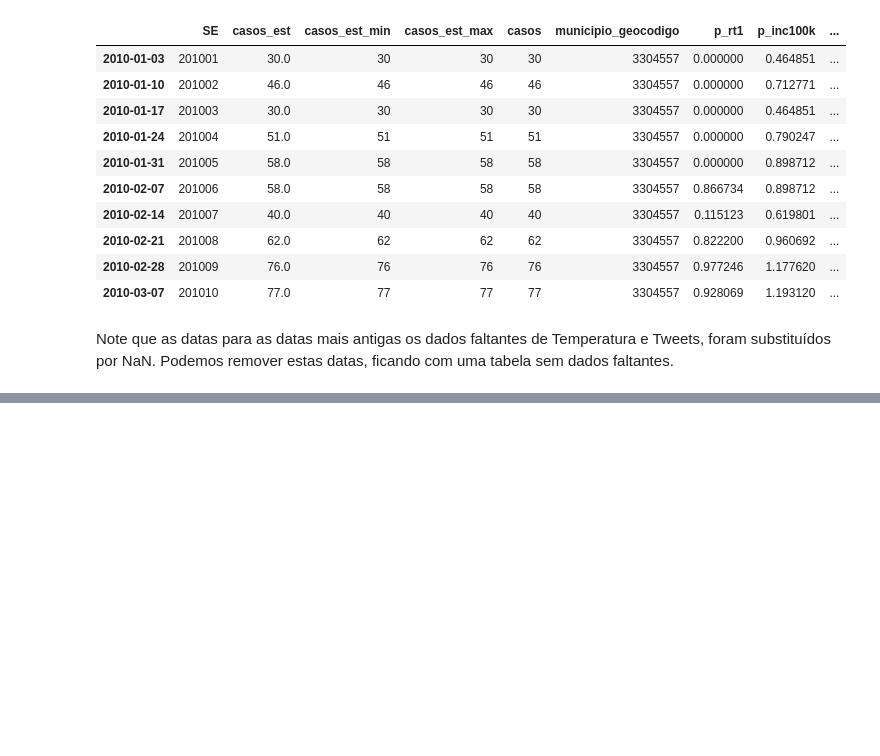
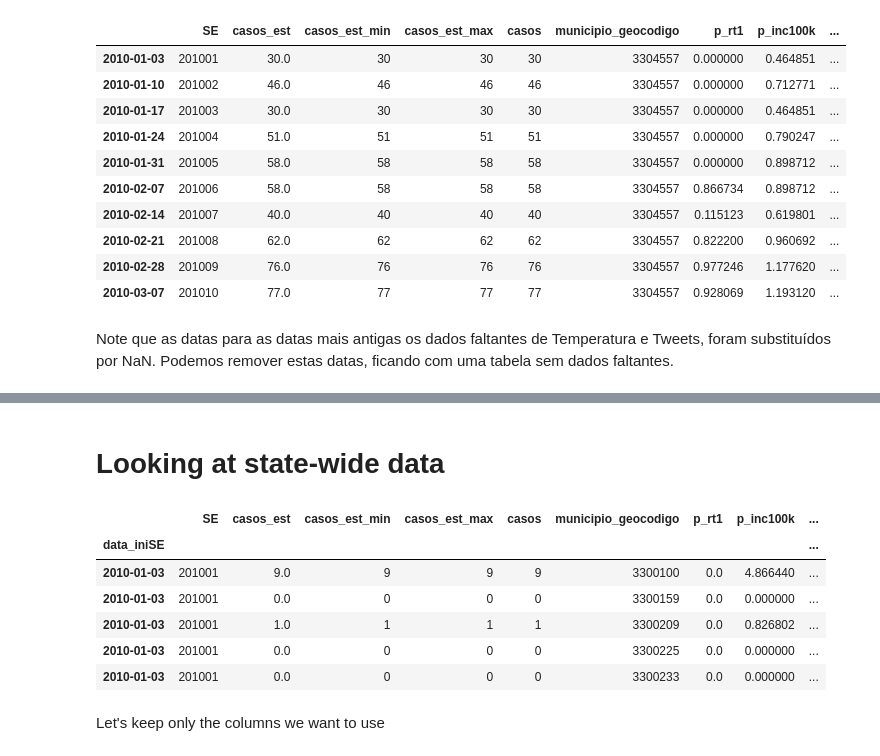
Before and after one commit to AlertaDengue/InfoDenguePredict, a Jupyter notebook: Notebooks/Data Exploration.ipynb, the cells around one changed output, grey strips where cells are left out. Saved outputs shown, nothing was run; the diff lists cells and outputs as text; code cells hidden in the pictures; blank space fills up the shorter version.

```diff
--- a/Notebooks/Data Exploration.ipynb
+++ b/Notebooks/Data Exploration.ipynb
@@ -107,0 +109,2 @@ Short[['casos_est', 'temp_min', 'numero']].plot(subplots=True);
+# %% [markdown]
+# Looking at state-wide data
@@ -107,0 +113,12 @@ Short[['casos_est', 'temp_min', 'numero']].plot(subplots=True);
+# %%
+rio.head()
+# %% [output]
+|  | SE | casos_est | casos_est_min | casos_est_max | casos | municipio_geocodigo | p_rt1 | p_inc100k | ... |
+| data_iniSE |  |  |  |  |  |  |  |  | ... |
+| 2010-01-03 | 201001 | 9.0 | 9 | 9 | 9 | 3300100 | 0.0 | 4.866440 | ... |
+| 2010-01-03 | 201001 | 0.0 | 0 | 0 | 0 | 3300159 | 0.0 | 0.000000 | ... |
+| 2010-01-03 | 201001 | 1.0 | 1 | 1 | 1 | 3300209 | 0.0 | 0.826802 | ... |
+| 2010-01-03 | 201001 | 0.0 | 0 | 0 | 0 | 3300225 | 0.0 | 0.000000 | ... |
+| 2010-01-03 | 201001 | 0.0 | 0 | 0 | 0 | 3300233 | 0.0 | 0.000000 | ... |
+# %% [markdown]
+Let's keep only the columns we want to use
```
Also changed, not shown: parts of 13 cells of this notebook, 6 other files.
